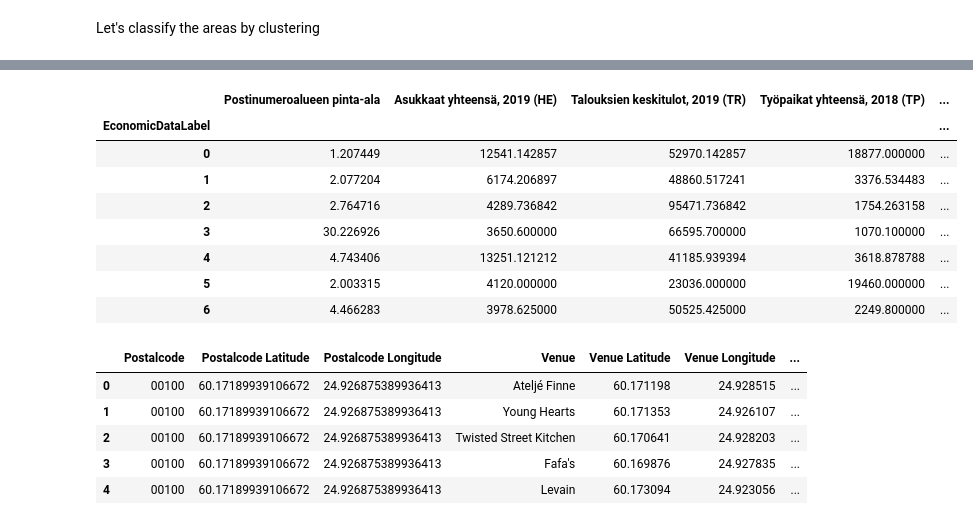
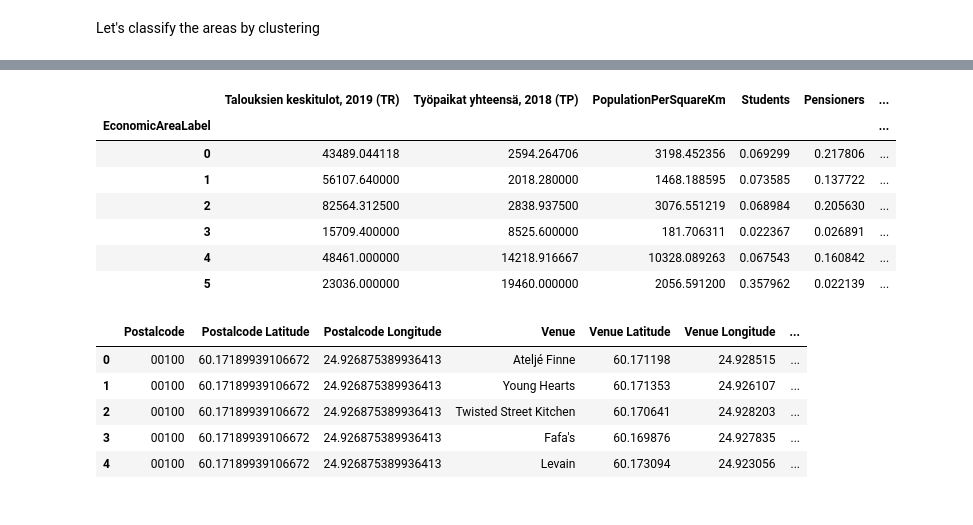
Before and after one commit to vesas/Coursera_Capstone, a Jupyter notebook: capstone/goodcoffee.ipynb, the cells around one changed output, grey strips where cells are left out. Cells and saved outputs as stored; diff of their text form; code cells hidden in the pictures.

```diff
--- a/capstone/goodcoffee.ipynb
+++ b/capstone/goodcoffee.ipynb
@@ -203,11 +203,8 @@ Let's classify the areas by clustering
 # "Talouksien ostovoimakertymä, 2019 (TR)"
 # "Työpaikat yhteensä, 2018 (TP)"
 
-postalareas_cluster_df = postalareas_df[["Postalcode","Postinumeroalueen pinta-ala","Asukkaat yhteensä, 2019 (HE)","Talouksien keskitulot, 2019 (TR)","Työpaikat yhteensä, 2018 (TP)"]]
+postalareas_cluster_df = postalareas_df[["Postalcode","Talouksien keskitulot, 2019 (TR)","Työpaikat yhteensä, 2018 (TP)"]]
 postalareas_cluster_df['PopulationPerSquareKm'] = postalareas_df["Asukkaat yhteensä, 2019 (HE)"] / ( postalareas_df["Postinumeroalueen pinta-ala"] / 1000000 )
-
-# convert to square km
-postalareas_cluster_df["Postinumeroalueen pinta-ala"] = postalareas_cluster_df["Postinumeroalueen pinta-ala"] / 1000000
 
 # What proportion are students out of the whole population?
 postalareas_cluster_df['Students'] = postalareas_df["Opiskelijat, 2018 (PT)"] / postalareas_df["Asukkaat yhteensä, 2018 (PT)"]
@@ -246,7 +243,7 @@ visualizer.show()        # Finalize and render the figure
 <AxesSubplot:title={'center':'Distortion Score Elbow for KMeans Clustering'}, xlabel='k', ylabel='distortion score'>
 # %%
 
-kclusters = 7
+kclusters = 6
 
 # Train k-means clustering model
 kmeans = KMeans(n_clusters=kclusters, random_state=0).fit(postalareas_standardized_df)
@@ -258,17 +255,16 @@ array([0, 0, 2, 2, 1, 1, 0, 0, 6, 1, 1, 4, 6, 1, 1, 1, 1, 1, 1, 1])
 # %%
-postalareas_cluster_df.insert(0, 'EconomicDataLabel', kmeans.labels_)
-postalareas_cluster_grouped_df = postalareas_cluster_df.groupby(by='EconomicDataLabel').mean()
+postalareas_cluster_df.insert(0, 'EconomicAreaLabel', kmeans.labels_)
+postalareas_cluster_grouped_df = postalareas_cluster_df.groupby(by='EconomicAreaLabel').mean()
 postalareas_cluster_grouped_df
 # %% [output]
-|  | Postinumeroalueen pinta-ala | Asukkaat yhteensä, 2019 (HE) | Talouksien keskitulot, 2019 (TR) | Työpaikat yhteensä, 2018 (TP) | ... |
-| EconomicDataLabel |  |  |  |  | ... |
-| 0 | 1.207449 | 12541.142857 | 52970.142857 | 18877.000000 | ... |
-| 1 | 2.077204 | 6174.206897 | 48860.517241 | 3376.534483 | ... |
-| 2 | 2.764716 | 4289.736842 | 95471.736842 | 1754.263158 | ... |
-| 3 | 30.226926 | 3650.600000 | 66595.700000 | 1070.100000 | ... |
-| 4 | 4.743406 | 13251.121212 | 41185.939394 | 3618.878788 | ... |
-| 5 | 2.003315 | 4120.000000 | 23036.000000 | 19460.000000 | ... |
-| 6 | 4.466283 | 3978.625000 | 50525.425000 | 2249.800000 | ... |
+|  | Talouksien keskitulot, 2019 (TR) | Työpaikat yhteensä, 2018 (TP) | PopulationPerSquareKm | Students | Pensioners | ... |
+| EconomicAreaLabel |  |  |  |  |  | ... |
+| 0 | 43489.044118 | 2594.264706 | 3198.452356 | 0.069299 | 0.217806 | ... |
+| 1 | 56107.640000 | 2018.280000 | 1468.188595 | 0.073585 | 0.137722 | ... |
+| 2 | 82564.312500 | 2838.937500 | 3076.551219 | 0.068984 | 0.205630 | ... |
+| 3 | 15709.400000 | 8525.600000 | 181.706311 | 0.022367 | 0.026891 | ... |
+| 4 | 48461.000000 | 14218.916667 | 10328.089263 | 0.067543 | 0.160842 | ... |
+| 5 | 23036.000000 | 19460.000000 | 2056.591200 | 0.357962 | 0.022139 | ... |
 # %%
 # Let's include foursquare API configuration
 
```
Also changed, not shown: parts of 2 cells of this notebook.
